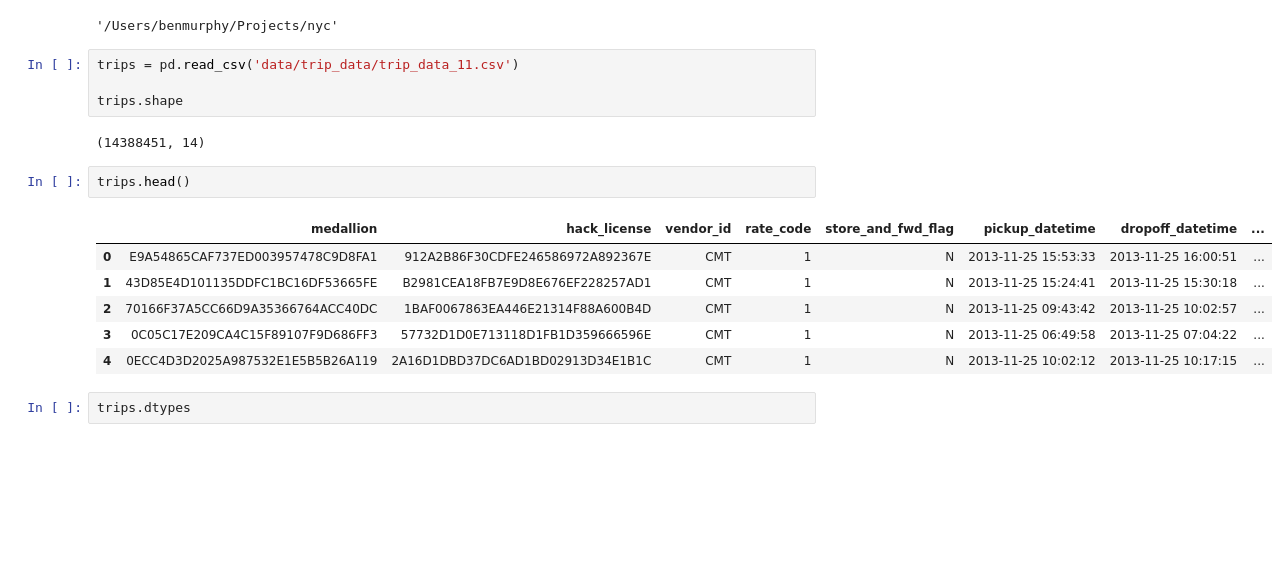
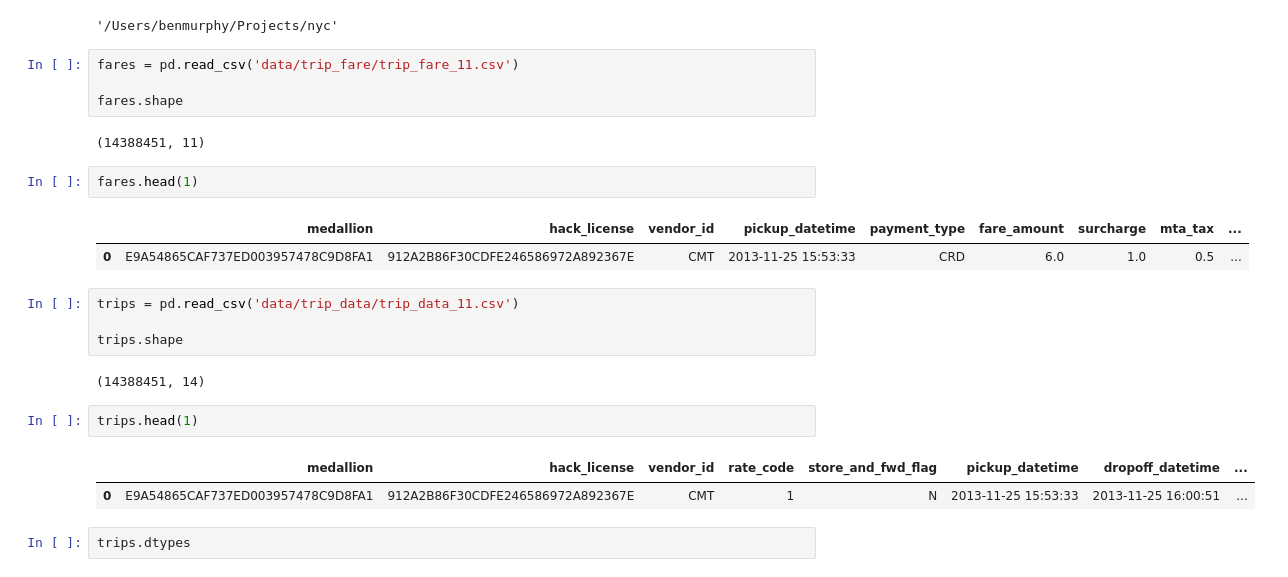
Before and after one commit to benmurphy97/nyc-taxi-cab, a Jupyter notebook: data_exploration.ipynb, the cells around one changed output. Cells and saved outputs as stored; diff of their text form; blank space fills up the shorter version.

Commit message:
before merging data

```diff
--- a/data_exploration.ipynb
+++ b/data_exploration.ipynb
@@ -11,6 +11,17 @@ os.chdir('..')
 os.getcwd()
 # %% [output]
 '/Users/benmurphy/Projects/nyc'
+# %%
+fares = pd.read_csv('data/trip_fare/trip_fare_11.csv')
+
+fares.shape
+# %% [output]
+(14388451, 11)
+# %%
+fares.head(1)
+# %% [output]
+|  | medallion | hack_license | vendor_id | pickup_datetime | payment_type | fare_amount | surcharge | mta_tax | ... |
+| 0 | E9A54865CAF737ED003957478C9D8FA1 | 912A2B86F30CDFE246586972A892367E | CMT | 2013-11-25 15:53:33 | CRD | 6.0 | 1.0 | 0.5 | ... |
 # %%
 trips = pd.read_csv('data/trip_data/trip_data_11.csv')
 
@@ -18,14 +29,10 @@ trips.shape
 # %% [output]
 (14388451, 14)
 # %%
-trips.head()
+trips.head(1)
 # %% [output]
 |  | medallion | hack_license | vendor_id | rate_code | store_and_fwd_flag | pickup_datetime | dropoff_datetime | ... |
 | 0 | E9A54865CAF737ED003957478C9D8FA1 | 912A2B86F30CDFE246586972A892367E | CMT | 1 | N | 2013-11-25 15:53:33 | 2013-11-25 16:00:51 | ... |
-| 1 | 43D85E4D101135DDFC1BC16DF53665FE | B2981CEA18FB7E9D8E676EF228257AD1 | CMT | 1 | N | 2013-11-25 15:24:41 | 2013-11-25 15:30:18 | ... |
-| 2 | 70166F37A5CC66D9A35366764ACC40DC | 1BAF0067863EA446E21314F88A600B4D | CMT | 1 | N | 2013-11-25 09:43:42 | 2013-11-25 10:02:57 | ... |
-| 3 | 0C05C17E209CA4C15F89107F9D686FF3 | 57732D1D0E713118D1FB1D359666596E | CMT | 1 | N | 2013-11-25 06:49:58 | 2013-11-25 07:04:22 | ... |
-| 4 | 0ECC4D3D2025A987532E1E5B5B26A119 | 2A16D1DBD37DC6AD1BD02913D34E1B1C | CMT | 1 | N | 2013-11-25 10:02:12 | 2013-11-25 10:17:15 | ... |
 # %%
 trips.dtypes
 # %% [output]
```
Also changed, not shown: parts of 9 cells of this notebook.
